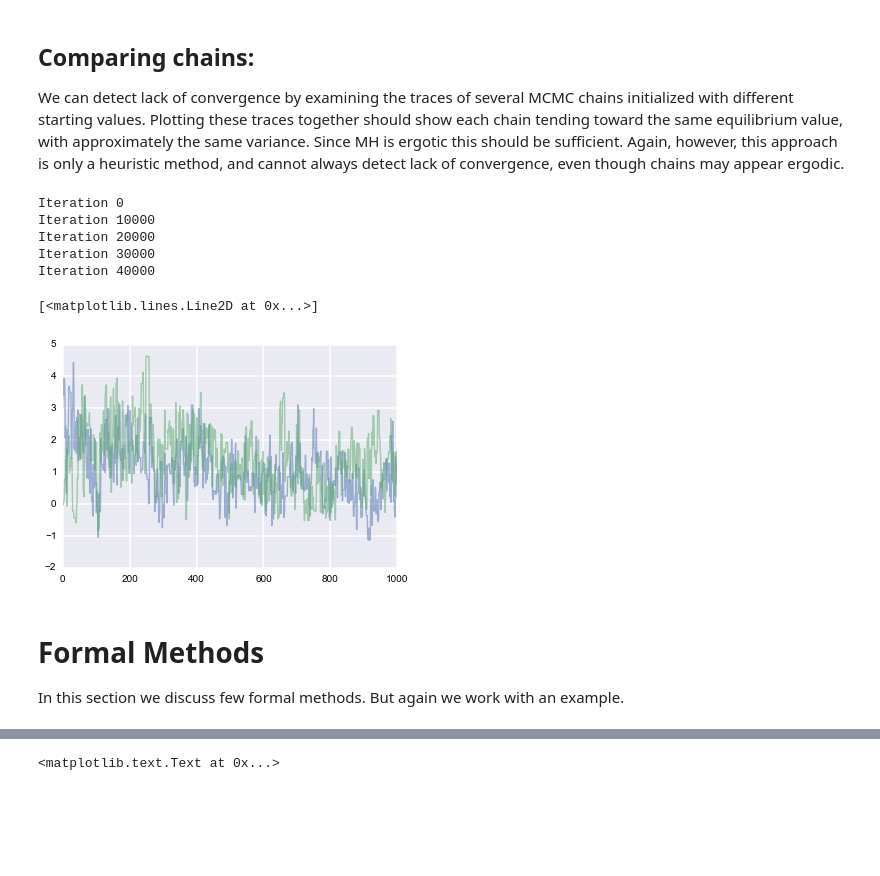
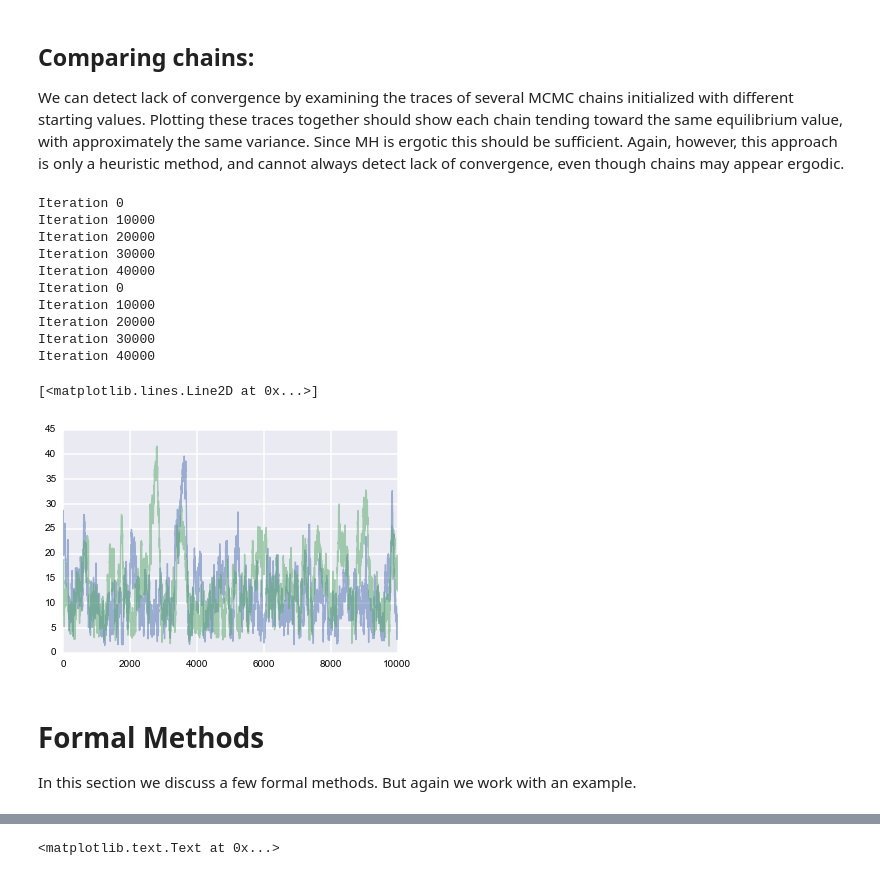
Before and after one commit to AM207/Site, a Jupyter notebook: am207/content/notebooks/Lecture8_MCMC_tests.ipynb, the cells around one changed output, grey strips where cells are left out. Cells and saved outputs as stored; diff of their text form; code cells hidden in the pictures; blank space fills up the shorter version.

```diff
--- a/am207/content/notebooks/Lecture8_MCMC_tests.ipynb
+++ b/am207/content/notebooks/Lecture8_MCMC_tests.ipynb
@@ -82,10 +82,10 @@ def calc_posterior(a, b, y=Y, x=X):
     # Calculate joint posterior, given values for a, b
 
     # Priors on a,b
-    logp = 1
-    logp = np.product((logitInv(a+b*x)**y)*(1.0-logitInv( a+b*x))**(n-y))
+    p = 1
+    p = np.product((logitInv(a+b*x)**y)*(1.0-logitInv( a+b*x))**(n-y))
 
-    return logp
+    return p
 # %%
 # check my posterior. I do a brute force just to make sure I do the right thing
 X1 = np.linspace(-3,7,101)
@@ -105,8 +105,9 @@ rnorm = np.random.normal
 runif = np.random.rand
 
 
+
 def metropolis(n_iterations, initial_values, prop_var=1):
-
+    #np.random.seed(seed=1)
     n_params = len(initial_values)
 
     # Initial proposal standard deviations
@@ -131,12 +132,9 @@ def metropolis(n_iterations, initial_values, prop_var=1):
         # Grab current parameter values
         current_params = trace[i]
 
+        # Get current value for parameter j
+        p = trace[i].copy()
         for j in range(n_params):
-
-            # Get current value for parameter j
-            p = trace[i].copy()
-
-
             theta = rnorm(current_params[j], prop_sd[j])
 
             # Insert new value
@@ -157,10 +155,12 @@ def metropolis(n_iterations, initial_values, prop_var=1):
                 trace[i+1,j] = theta
                 current_prob = proposed_prob
                 accepted[j] += 1
+
             else:
                 # Stay put
                 trace[i+1,j] = trace[i,j]
 
+            p[j] = trace[i+1,j]
     return trace, accepted
 
 ## also define a better autocorr function
@@ -180,5 +180,7 @@ Iteration 20000
 Iteration 30000
 Iteration 40000
 # %%
-burnin = 40000    # MY BURN IN
+burnin = 5000    # MY BURN IN
 alpha = trace[burnin:,0]; beta=trace[burnin:,1]
+
+print acc
@@ -233,22 +248,28 @@ We can detect lack of convergence by examining the traces of several MCMC chains
 # %%
 n_iter = 50000
 trace2, acc2 = metropolis(n_iter, (1,7), 1)
+trace, acc = metropolis(n_iter, (1,7), 1)
 # %% [output]
 Iteration 0
 Iteration 10000
 Iteration 20000
 Iteration 30000
 Iteration 40000
+Iteration 0
+Iteration 10000
+Iteration 20000
+Iteration 30000
+Iteration 40000
 # %%
-plt.plot( alpha[0:1000], alpha=0.5)
-plt.plot( trace2[burnin:burnin+1000,0], alpha=0.5)
+plt.plot( trace[burnin:burnin+10000,1], alpha=0.5)
+plt.plot( trace2[burnin:burnin+10000,1], alpha=0.5)
 # %% [output]
 [<matplotlib.lines.Line2D at 0x...>]
-[figure, old version]
+[figure, new version]
 # %% [markdown]
 # Formal Methods
 
-In this section we discuss few formal methods. But again we work with an example.
+In this section we discuss a few formal methods. But again we work with an example.
 # %% [markdown]
 ### Example: Estimate maize plant weight given bark diameter and plant height.
 
```
Also changed, not shown: parts of 38 cells of this notebook.
